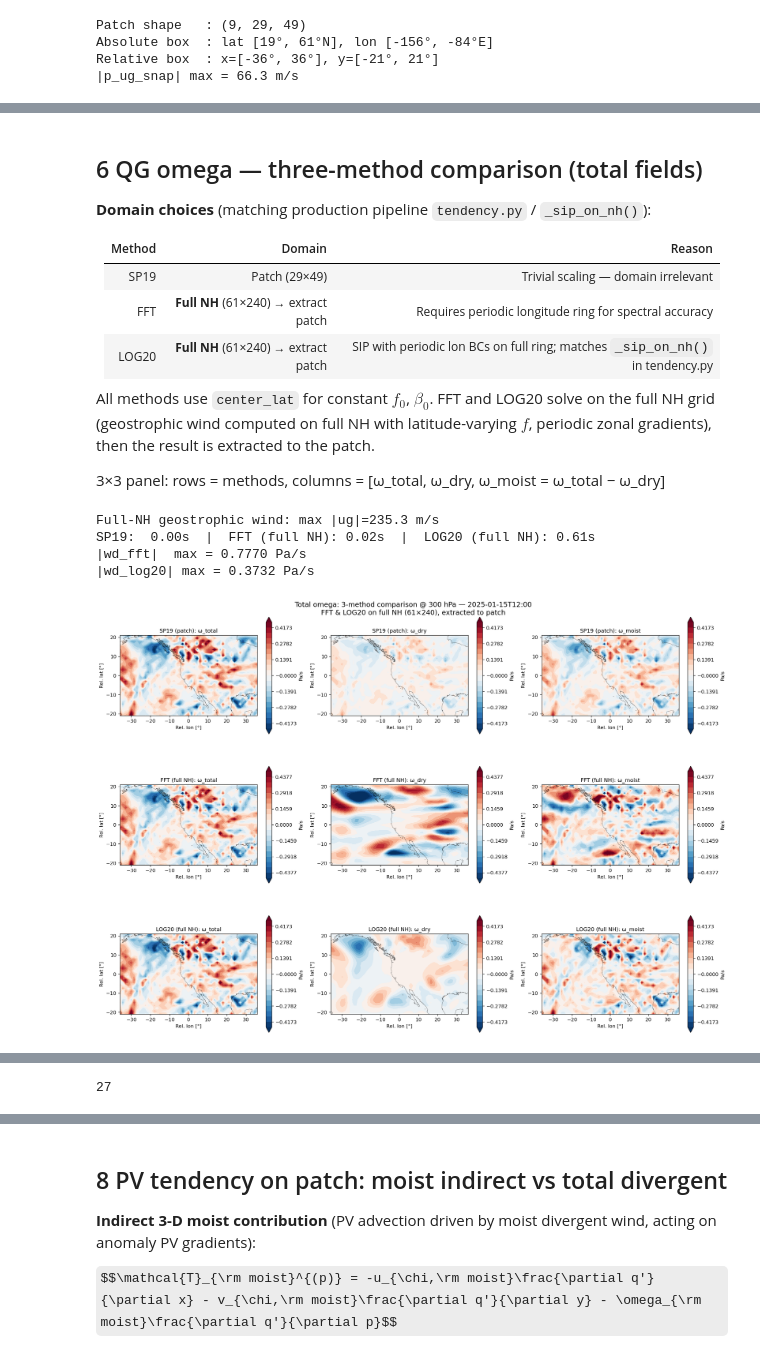
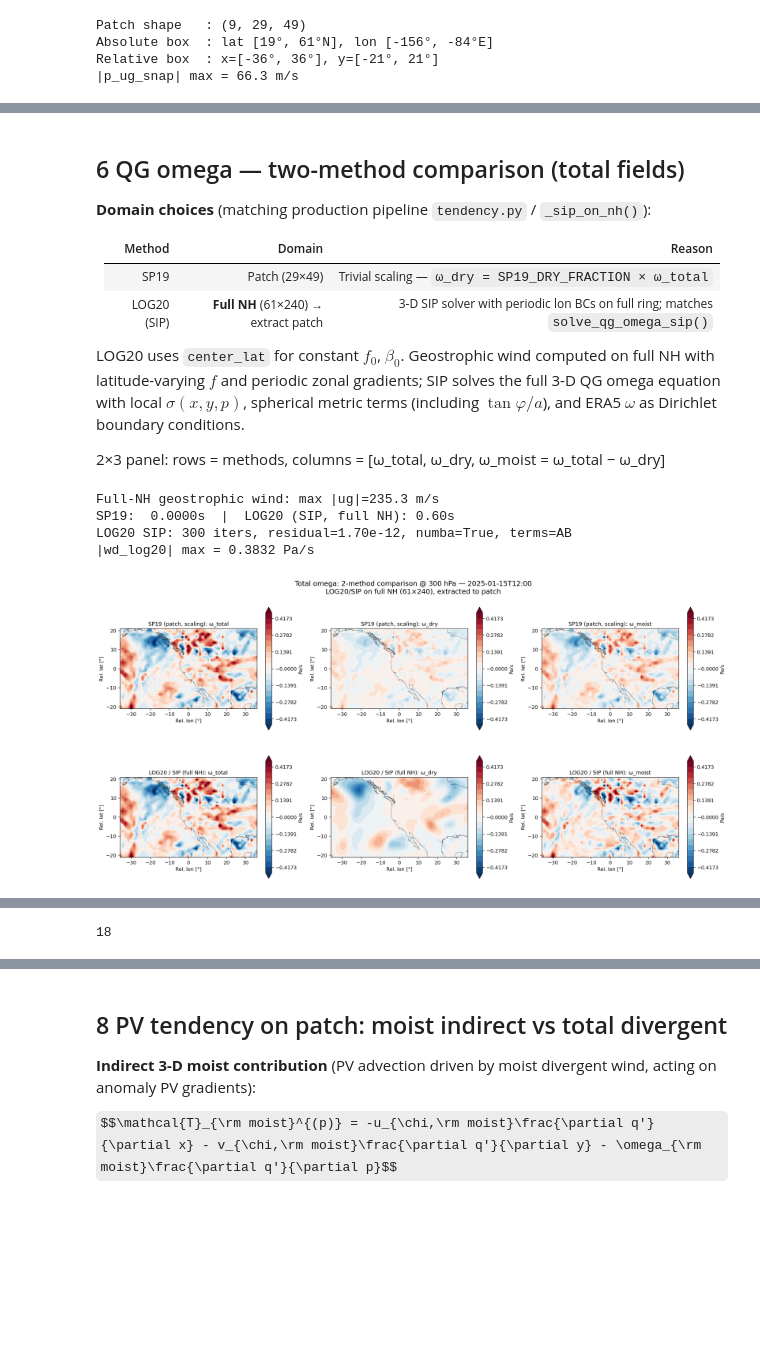
Before and after one commit to yanxingjianken/pvtend, a Jupyter notebook: examples/02_helmholtz_and_qg_omega.ipynb, the cells around one changed output, grey strips where cells are left out. Saved outputs shown, nothing was run; the diff lists cells and outputs as text; code cells hidden in the pictures; some formulas as TeX source; blank space fills up the shorter version.

```diff
--- a/examples/02_helmholtz_and_qg_omega.ipynb
+++ b/examples/02_helmholtz_and_qg_omega.ipynb
@@ -171,7 +172,7 @@ Must be done on the full NH grid (full longitude ring) for spectral accuracy.
 # %%
 %%time
-# Full NH Helmholtz: (nlev, 61, 240) → dict of same shape
-helm = helmholtz_decomposition_3d(u_anom, v_anom, lat, lon, method="fft")
+# Full NH Helmholtz (spherical Laplacian): (nlev, 61, 240) → dict of same shape
+helm = helmholtz_decomposition_3d(u_anom, v_anom, lat, lon)
 print("Helmholtz output keys:", sorted(helm.keys()))
 
 print(f"\nAt {PLOT_LEV} hPa (level index {ilev}):")
@@ -415,22 +419,22 @@ plt.show(); plt.close("all"); gc.collect()
 # %% [markdown]
-## 6  QG omega — three-method comparison (total fields)
+## 6  QG omega — two-method comparison (total fields)
 
 **Domain choices** (matching production pipeline `tendency.py` / `_sip_on_nh()`):
 
 | Method | Domain | Reason |
 |--------|--------|--------|
-| SP19   | Patch (29×49) | Trivial scaling — domain irrelevant |
-| FFT    | **Full NH** (61×240) → extract patch | Requires periodic longitude ring for spectral accuracy |
-| LOG20  | **Full NH** (61×240) → extract patch | SIP with periodic lon BCs on full ring; matches `_sip_on_nh()` in tendency.py |
+| SP19   | Patch (29×49) | Trivial scaling — `ω_dry = SP19_DRY_FRACTION × ω_total` |
+| LOG20 (SIP) | **Full NH** (61×240) → extract patch | 3-D SIP solver with periodic lon BCs on full ring; matches `solve_qg_omega_sip()` |
 
-All methods use `center_lat` for constant $f_0$, $\beta_0$.  FFT and LOG20 solve on the full NH grid
-(geostrophic wind computed on full NH with latitude-varying $f$, periodic zonal gradients),
-then the result is extracted to the patch.
+LOG20 uses `center_lat` for constant $f_0$, $\beta_0$.  Geostrophic wind computed on full NH with
+latitude-varying $f$ and periodic zonal gradients; SIP solves the full 3-D QG omega equation with
+local $\sigma(x,y,p)$, spherical metric terms (including $\tan\varphi/a$), and ERA5 $\omega$ as
+Dirichlet boundary conditions.
 
-3×3 panel: rows = methods, columns = [ω_total, ω_dry, ω_moist = ω_total − ω_dry]
+2×3 panel: rows = methods, columns = [ω\_total, ω\_dry, ω\_moist = ω\_total − ω\_dry]
 # %%
 %%time
-# ── Full-NH geostrophic wind (for FFT & LOG20 — needs periodic longitude) ──
+# ── Full-NH geostrophic wind (for LOG20 — needs periodic longitude) ──
 def _geostrophic_nh(phi_3d):
     """(u_g, v_g) on the full NH grid using periodic zonal gradients."""
     ug = np.zeros_like(phi_3d)
@@ -444,75 +448,67 @@ def _geostrophic_nh(phi_3d):
 ug_snap_nh, vg_snap_nh = _geostrophic_nh(z_snap)
 print(f"Full-NH geostrophic wind: max |ug|={np.abs(ug_snap_nh).max():.1f} m/s")
 
-# ── SP19 (total, on patch) ──
+# ── SP19 (total, on patch — trivial dry-fraction scaling) ──
 t0 = time.perf_counter()
-wd_sp19 = solve_qg_omega(p_ug_snap, p_vg_snap, p_t_snap,
-                          patch_lat, patch_lon, plevs_pa,
-                          method="sp19", omega_total=p_w_snap,
-                          center_lat=CENTER_LAT)
+wd_sp19 = SP19_DRY_FRACTION * p_w_snap
 t_sp19 = time.perf_counter() - t0
-
-# ── FFT (total, on FULL NH → extract patch) ──
-t0 = time.perf_counter()
-wd_fft_nh = solve_qg_omega(ug_snap_nh, vg_snap_nh, t_snap,
-                            lat, lon, plevs_pa,
-                            method="fft", center_lat=CENTER_LAT)
-wd_fft = patcher.extract(wd_fft_nh, i_lat, i_lon)
-t_fft = time.perf_counter() - t0
 
 # ── LOG20 / SIP (total, on FULL NH → extract patch) ──
 t0 = time.perf_counter()
-wd_log20_nh = solve_qg_omega(ug_snap_nh, vg_snap_nh, t_snap,
-                              lat, lon, plevs_pa,
-                              method="log20", center_lat=CENTER_LAT)
+wd_log20_nh, info_log20 = solve_qg_omega_sip(
+    ug_snap_nh, vg_snap_nh, t_snap,
+    lat, lon, plevs_pa,
+    center_lat=CENTER_LAT,
+    omega_b=w_snap,
+)
 wd_log20 = patcher.extract(wd_log20_nh, i_lat, i_lon)
 t_log20 = time.perf_counter() - t0
 
 # Moist residual
 wm_sp19  = p_w_snap - wd_sp19
-wm_fft   = p_w_snap - wd_fft
 wm_log20 = p_w_snap - wd_log20
 
-print(f"SP19:  {t_sp19:.2f}s  |  FFT (full NH): {t_fft:.2f}s  |  LOG20 (full NH): {t_log20:.2f}s")
-print(f"|wd_fft|  max = {np.abs(wd_fft[ilev]).max():.4f} Pa/s")
+print(f"SP19:  {t_sp19:.4f}s  |  LOG20 (SIP, full NH): {t_log20:.2f}s")
+print(f"LOG20 SIP: {info_log20['iters']} iters, "
+      f"residual={info_log20['final_residual']:.2e}, "
+      f"numba={info_log20['numba']}, terms={info_log20['terms']}")
 print(f"|wd_log20| max = {np.abs(wd_log20[ilev]).max():.4f} Pa/s")
 
-# ── 3×3 plot: rows = [SP19, FFT, LOG20], cols = [w_total, w_dry, w_moist] ──
-methods = [("SP19 (patch)",    p_w_snap, wd_sp19,  wm_sp19),
-           ("FFT (full NH)",   p_w_snap, wd_fft,   wm_fft),
-           ("LOG20 (full NH)", p_w_snap, wd_log20, wm_log20)]
+# ── 2×3 plot: rows = [SP19, LOG20], cols = [w_total, w_dry, w_moist] ──
+methods = [("SP19 (patch, scaling)",  p_w_snap, wd_sp19,  wm_sp19),
+           ("LOG20 / SIP (full NH)",  p_w_snap, wd_log20, wm_log20)]
 col_labels = ["ω_total", "ω_dry", "ω_moist"]
 
-fig, axes = plt.subplots(3, 3, figsize=(18, 14))
+fig, axes = plt.subplots(2, 3, figsize=(18, 10))
 
 for row, (mname, wt, wd, wm) in enumerate(methods):
     # Shared colorbar range across all 3 columns in this row
     row_fields = [wt[ilev], wd[ilev], wm[ilev]]
     vm_row = max(np.nanpercentile(np.abs(f), 98) for f in row_fields)
     if vm_row < 1e-15:
         vm_row = 1.0
     for col, (clabel, field) in enumerate(zip(col_labels, [wt, wd, wm])):
         ax = axes[row, col]
         f2d = field[ilev]
         cf = ax.contourf(x_coords, y_coords, f2d,
                          levels=np.linspace(-vm_row, vm_row, 21),
                          cmap="RdBu_r", extend="both")
         overlay_coastlines(ax, **coast_kw)
         ax.set_aspect("equal")
         ax.set_title(f"{mname}: {clabel}", fontsize=11)
         plt.colorbar(cf, ax=ax, shrink=0.7, label="Pa/s")
 
 for ax in axes.flat:
     ax.set_xlabel("Rel. lon [°]"); ax.set_ylabel("Rel. lat [°]")
 
-fig.suptitle(f"Total omega: 3-method comparison @ {PLOT_LEV} hPa — {ts_str}\n"
-             f"FFT & LOG20 on full NH (61×240), extracted to patch",
+fig.suptitle(f"Total omega: 2-method comparison @ {PLOT_LEV} hPa — {ts_str}\n"
+             f"LOG20/SIP on full NH (61×240), extracted to patch",
              fontsize=14, y=0.93)
 fig.tight_layout()
 plt.show(); plt.close("all"); gc.collect()
 # %% [output]
 Full-NH geostrophic wind: max |ug|=235.3 m/s
-SP19:  0.00s  |  FFT (full NH): 0.02s  |  LOG20 (full NH): 0.61s
-|wd_fft|  max = 0.7770 Pa/s
-|wd_log20| max = 0.3732 Pa/s
+SP19:  0.0000s  |  LOG20 (SIP, full NH): 0.60s
+LOG20 SIP: 300 iters, residual=1.70e-12, numba=True, terms=AB
+|wd_log20| max = 0.3832 Pa/s
-[figure, old version]
+[figure, new version]
@@ -521,4 +517,4 @@ Wall time: 3.33 s
-27
+18
 # %% [markdown]
 ## 7  Moist / dry divergent wind on patch
 
```
Also changed, not shown: parts of 13 cells of this notebook, 4 other files.
